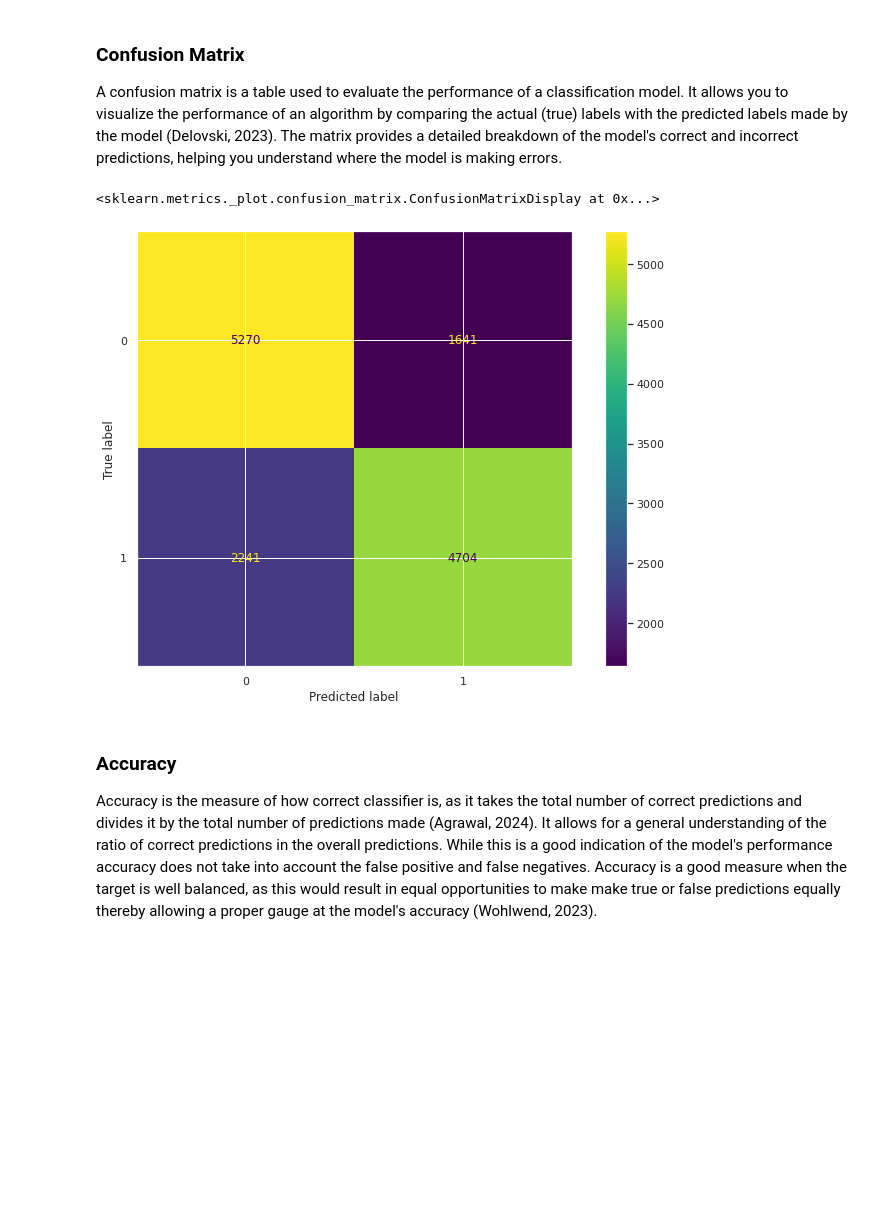
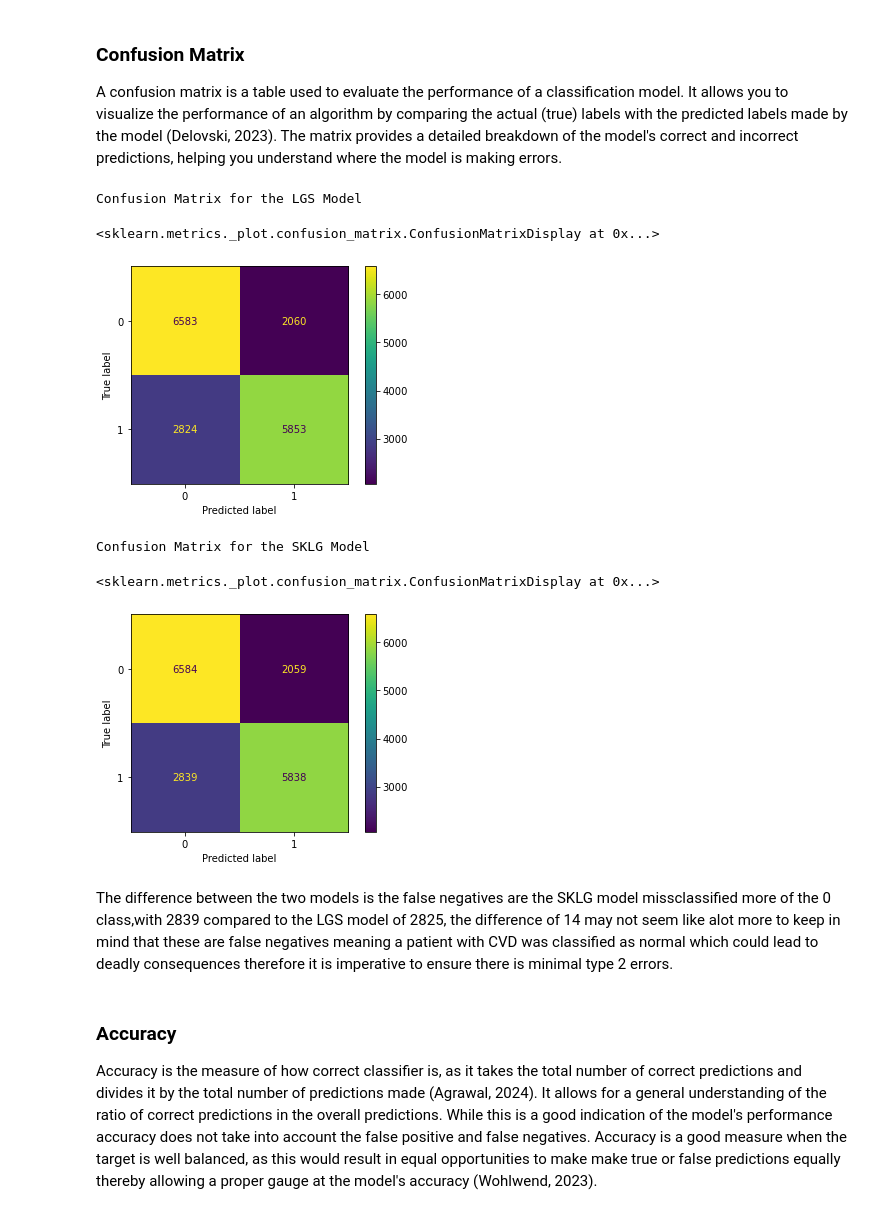
Before and after one commit to HumanClone/Logistic-Regression, a Jupyter notebook: Logistic Regression P2.ipynb, the cells around one changed output. Saved outputs shown, nothing was run; the diff lists cells and outputs as text; code cells hidden in the pictures; blank space fills up the shorter version.

```diff
--- a/Logistic Regression P2.ipynb
+++ b/Logistic Regression P2.ipynb
@@ -177,8 +296,6 @@ Name: cardio, dtype: float64
 scaler=StandardScaler()
 y=df['cardio'].to_numpy()
 X=df.drop(columns='cardio',axis=1)
-caler = MinMaxScaler()
-# X = caler.fit_transform(X)
 X=scaler.fit_transform(X)
-X_train, X_test, y_train,y_test = train_test_split(X,y,test_size=0.2,random_state=54)
+X_train, X_test, y_train,y_test = train_test_split(X,y,test_size=0.25,random_state=54)
 # %%
@@ -292,0 +328,34 @@ def predict(X,w,b):
+# %%
+
+def train(X, y, batches, epochs, lr):
+
+    m, n = X.shape
+    weights = np.zeros((n,1))
+    bias = 0
+    y = y.reshape(m,1)
+    losses = []
+
+    for epoch in range(epochs):
+        for i in range((m-1)//batches + 1):
+
+            start = i*batches
+            end = start + batches
+            x_batch = X[start:end]
+            y_batch = y[start:end]
+
+            h = sigmoid(np.dot(x_batch, weights) + bias)
+
+            dw, db = gradients(x_batch, y_batch, h)
+
+            weights -= lr*dw
+            bias -= lr*db
+
+        l = loss(y, sigmoid(np.dot(X, weights) + bias))
+        losses.append(l)
+
+    return weights, bias, losses
+
+def predict(X,w,b):
+    pred = sigmoid(np.dot(X, w) + b)
+    ypred = [1 if i > 0.5 else 0 for i in pred]
+    return np.array(ypred)
@@ -293,4 +364,2 @@ def predict(X,w,b):
 # %%
-
-w, b, l = train(X_train, y_train, bs=100, epochs=1000, lr=0.01)
-np.isnan(l).sum()
+w,b, l = train(X_train, y_train, batches=100, epochs=800, lr=0.01)
@@ -317,11 +397,24 @@ ypredL = logreg.predict(X_test)
 ### Confusion Matrix
 A confusion matrix is a table used to evaluate the performance of a classification model. It allows you to visualize the performance of an algorithm by comparing the actual (true) labels with the predicted labels made by the model (Delovski, 2023). The matrix provides a detailed breakdown of the model's correct and incorrect predictions, helping you understand where the model is making errors.
 # %%
+sns.reset_orig()
+print('Confusion Matrix for the LGS Model')
 cm = ConfusionMatrixDisplay(confusion_matrix(y_test, ypred))
 cm.plot()
 # %% [output]
-<sklearn.metrics._plot.confusion_matrix.ConfusionMatrixDisplay at 0x...>
+Confusion Matrix for the LGS Model
+<sklearn.metrics._plot.confusion_matrix.ConfusionMatrixDisplay at 0x...>
-[figure, old version]
+[figure, new version]
+# %%
+print('Confusion Matrix for the SKLG Model')
+cm = ConfusionMatrixDisplay(confusion_matrix(y_test, ypredL))
+cm.plot()
+# %% [output]
+Confusion Matrix for the SKLG Model
+<sklearn.metrics._plot.confusion_matrix.ConfusionMatrixDisplay at 0x...>
+[figure, added]
+# %% [markdown]
+The difference between the two models is the false negatives are the SKLG model missclassified more of the 0 class,with 2839 compared to the LGS model of 2825, the difference of 14 may not seem like alot more to keep in mind that these are false negatives meaning a patient with CVD was classified as normal which could lead to deadly consequences therefore it is imperative to ensure there is minimal type 2 errors.
 # %% [markdown]
 ### Accuracy
 Accuracy is the measure of how correct classifier is, as it takes the total number of correct predictions and divides it by the total number of predictions made (Agrawal, 2024). It allows for a general understanding of the ratio of correct predictions in the overall predictions. While this is a good indication of the model's performance accuracy does not take into account the false positive and false negatives. Accuracy is a good measure when the target is well balanced, as this would result in equal opportunities to make make true or false predictions equally thereby allowing a proper gauge at the model's accuracy (Wohlwend, 2023).
```
Also changed, not shown: parts of 81 cells of this notebook.
